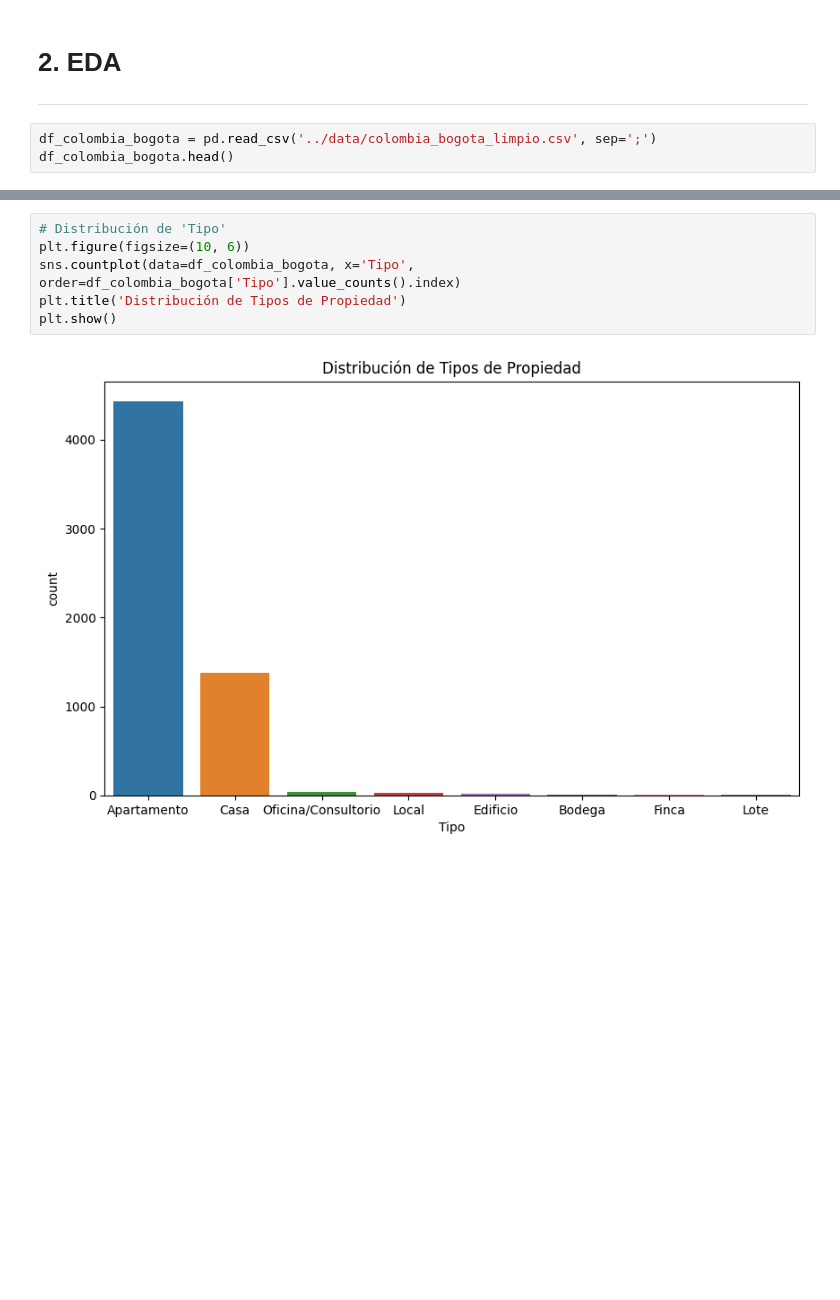
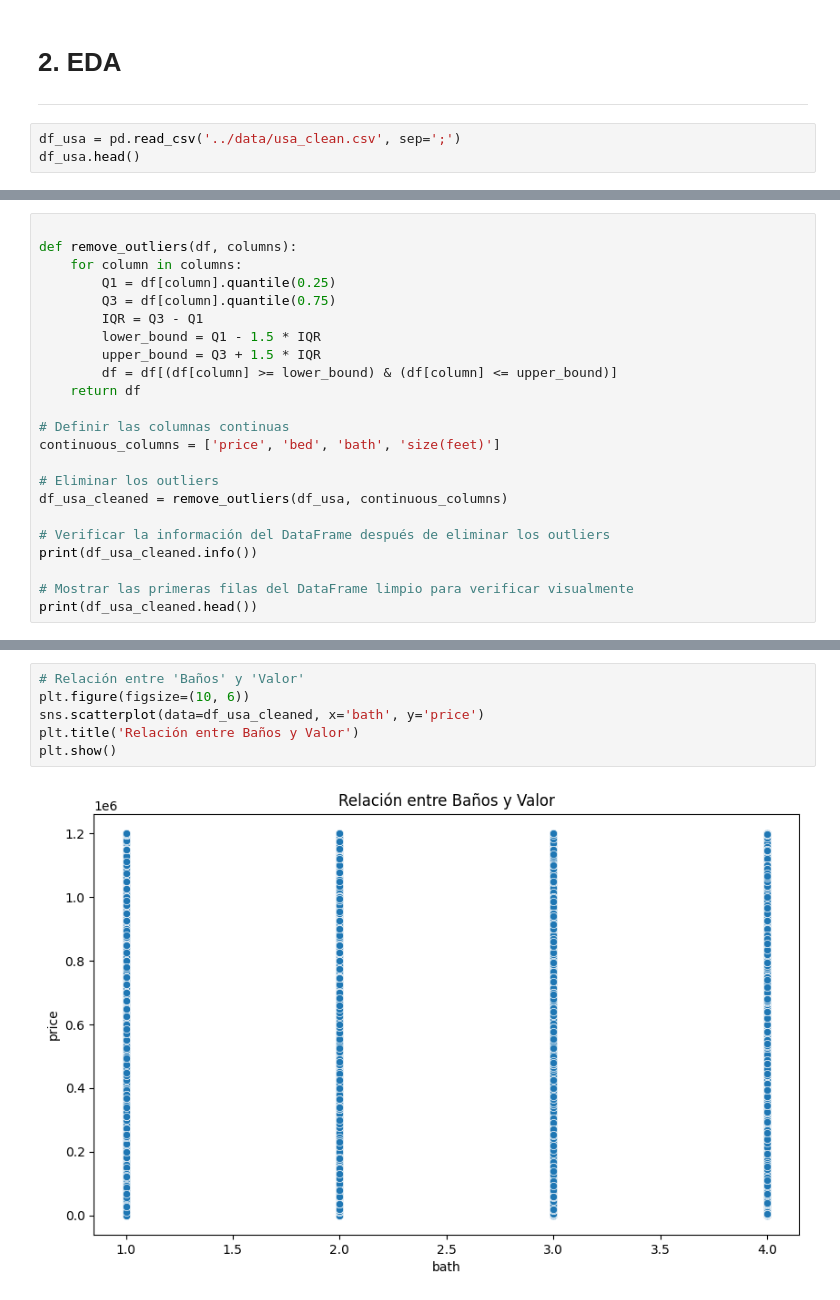
Before and after one commit to EdwinGarcia9/Housing-Prices, a Jupyter notebook: scripts/02_EDA.ipynb, the cells around one changed output, grey strips where cells are left out. Cells and saved outputs as stored; diff of their text form; blank space fills up the shorter version.

```diff
--- a/scripts/02_EDA.ipynb
+++ b/scripts/02_EDA.ipynb
@@ -15,6 +15,6 @@ import seaborn as sns
 
 ---
 # %%
-df_colombia_bogota = pd.read_csv('../data/colombia_bogota_limpio.csv', sep=';')
-df_colombia_bogota.head()
+df_usa = pd.read_csv('../data/usa_clean.csv', sep=';')
+df_usa.head()
 # %% [output]
@@ -73,0 +91,23 @@ freq           4435                              575      699
+# %%
+
+def remove_outliers(df, columns):
+    for column in columns:
+        Q1 = df[column].quantile(0.25)
+        Q3 = df[column].quantile(0.75)
+        IQR = Q3 - Q1
+        lower_bound = Q1 - 1.5 * IQR
+        upper_bound = Q3 + 1.5 * IQR
+        df = df[(df[column] >= lower_bound) & (df[column] <= upper_bound)]
+    return df
+
+# Definir las columnas continuas
+continuous_columns = ['price', 'bed', 'bath', 'size(feet)']
+
+# Eliminar los outliers
+df_usa_cleaned = remove_outliers(df_usa, continuous_columns)
+
+# Verificar la información del DataFrame después de eliminar los outliers
+print(df_usa_cleaned.info())
+
+# Mostrar las primeras filas del DataFrame limpio para verificar visualmente
+print(df_usa_cleaned.head())
@@ -123,8 +213,8 @@ plt.show()
 # %%
-# Distribución de 'Tipo'
+# Relación entre 'Baños' y 'Valor'
 plt.figure(figsize=(10, 6))
-sns.countplot(data=df_colombia_bogota, x='Tipo', order=df_colombia_bogota['Tipo'].value_counts().index)
-plt.title('Distribución de Tipos de Propiedad')
+sns.scatterplot(data=df_usa_cleaned, x='bath', y='price')
+plt.title('Relación entre Baños y Valor')
 plt.show()
 # %% [output]
-[figure, old version]
+[figure, new version]
```
Also changed, not shown: parts of 12 cells of this notebook, 2 other files.
